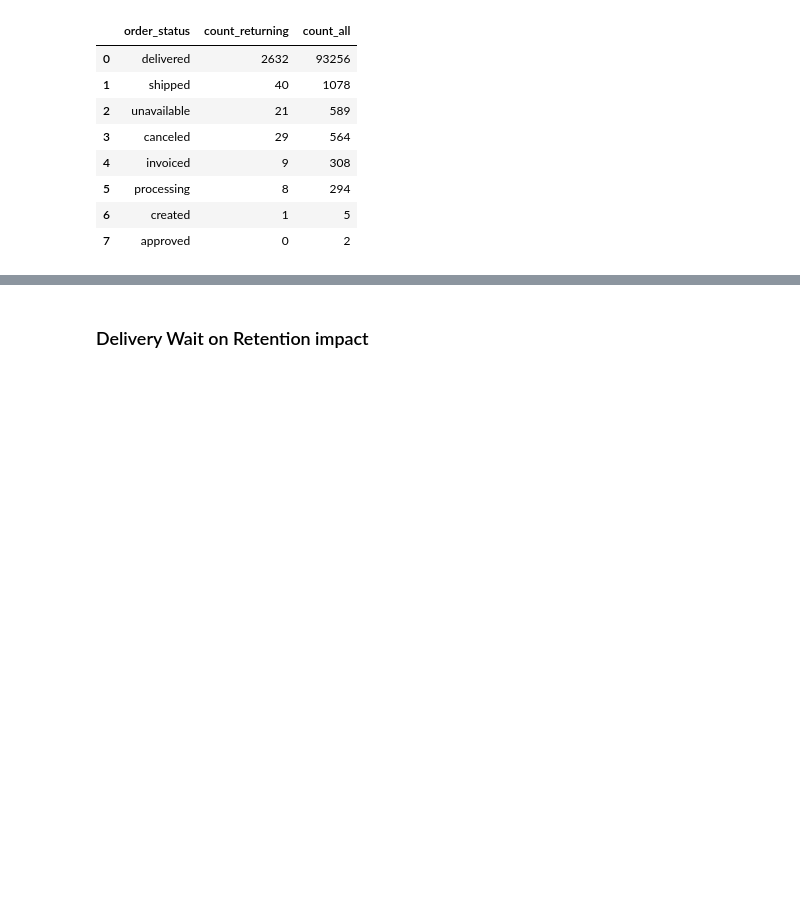
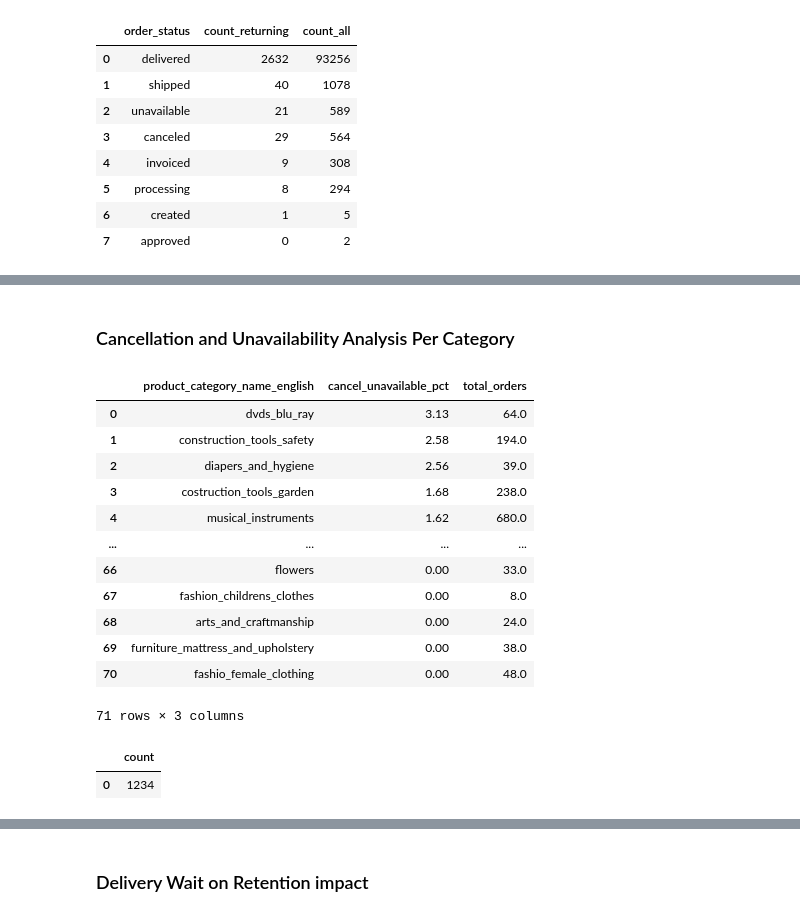
Before and after one commit to henrynasr/Olist-Data-Analysis, a Jupyter notebook: olist_analysis.ipynb, the cells around one changed output, grey strips where cells are left out. Drawn from its saved outputs; the diff is of its cells as text; code cells hidden in the pictures; blank space fills up the shorter version.

```diff
--- a/olist_analysis.ipynb
+++ b/olist_analysis.ipynb
@@ -659,0 +839,53 @@ Before trusting the table above, we checked whether any cancelled or unavailable
+# %% [markdown]
+### Cancellation and Unavailability Analysis Per Category
+# %%
+query="""
+with state_status as (
+    select
+        pct.product_category_name_english,
+        o.order_status,
+        count(*) as number_of_orders
+    from customers c
+    join orders o on c.customer_id = o.customer_id
+    join order_items oi on oi.order_id = o.order_id
+    join products p on p.product_id = oi.product_id
+    join product_category_translation pct on pct.product_category_name = p.product_category_name
+    group by pct.product_category_name_english, o.order_status
+), status_flagged as (
+    select
+        product_category_name_english,
+        case when order_status not in ('canceled', 'unavailable') then 1 else 0 end as is_completed,
+        sum(number_of_orders) as order_count
+    from state_status
+    group by product_category_name_english, is_completed
+)
+select
+    product_category_name_english,
+    round(100.0 * sum(case when is_completed = 0 then order_count else 0 end) / sum(order_count), 2) as cancel_unavailable_pct,
+    sum(order_count) as total_orders
+from status_flagged
+group by product_category_name_english
+order by cancel_unavailable_pct desc
+
+"""
+pd.read_sql(query, con=engine)
+# %% [output]
+|  | product_category_name_english | cancel_unavailable_pct | total_orders |
+| 0 | dvds_blu_ray | 3.13 | 64.0 |
+| 1 | construction_tools_safety | 2.58 | 194.0 |
+| 2 | diapers_and_hygiene | 2.56 | 39.0 |
+| 3 | costruction_tools_garden | 1.68 | 238.0 |
+| 4 | musical_instruments | 1.62 | 680.0 |
+| ... | ... | ... | ... |
+| 66 | flowers | 0.00 | 33.0 |
+| 67 | fashion_childrens_clothes | 0.00 | 8.0 |
+| 68 | arts_and_craftmanship | 0.00 | 24.0 |
+| 69 | furniture_mattress_and_upholstery | 0.00 | 38.0 |
+| 70 | fashio_female_clothing | 0.00 | 48.0 |
+71 rows × 3 columns
+# %%
+query = "select count(*) from orders where order_status in ('canceled', 'unavailable')"
+pd.read_sql(query, con=engine)
+# %% [output]
+|  | count |
+| 0 | 1234 |
```
Also changed, not shown: parts of 28 cells of this notebook.
